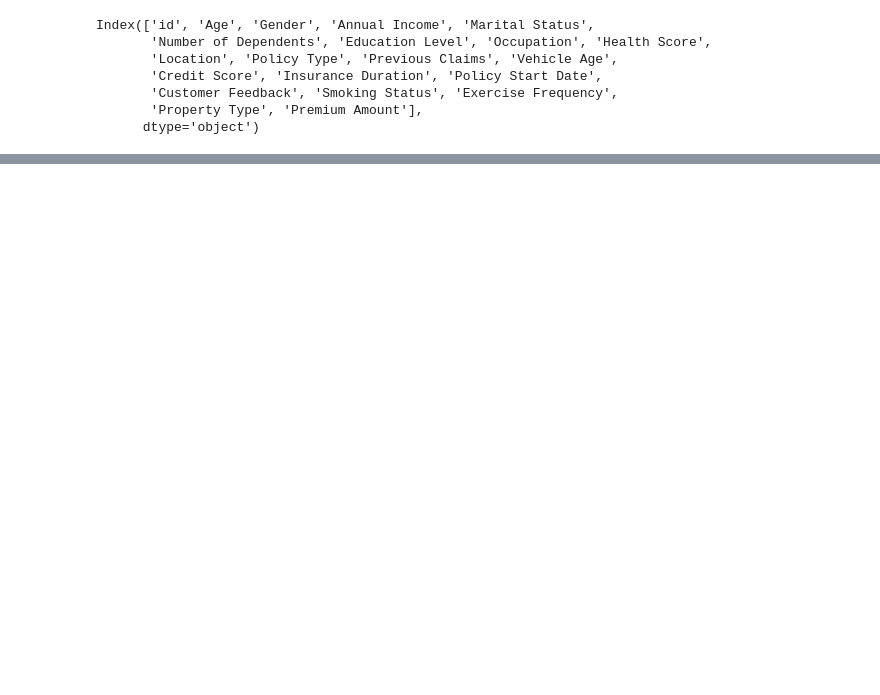
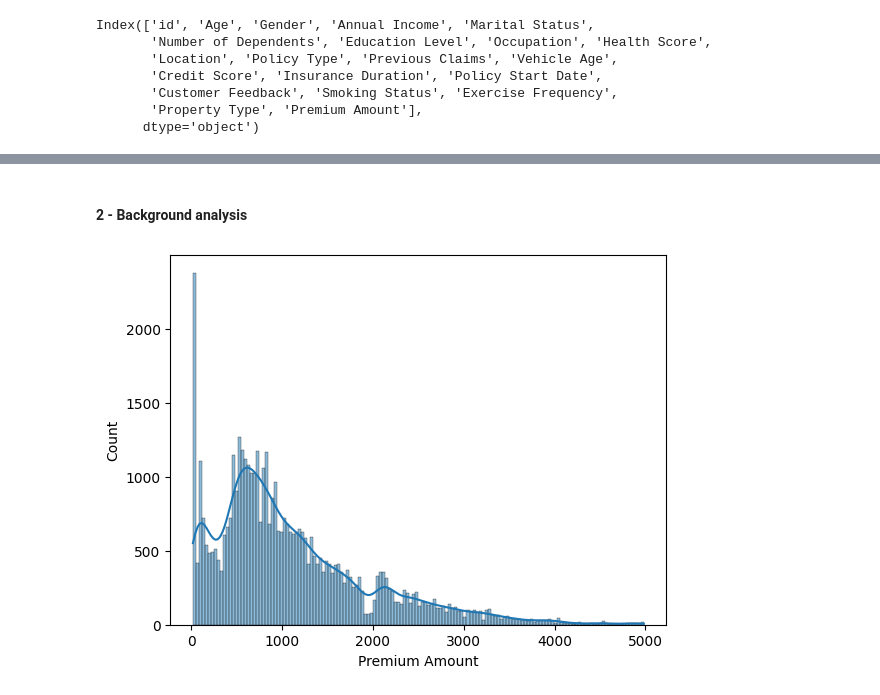
Before and after one commit to Jonathantsihoarana03/insuarance_premium_amount, a Jupyter notebook: insuarance_premium_amount.ipynb, the cells around one changed output, grey strips where cells are left out. Saved outputs shown, nothing was run; the diff lists cells and outputs as text; code cells hidden in the pictures; blank space fills up the shorter version.

Commit message:
Background analysis and Detailed analysis
continued from EDA

```diff
--- a/insuarance_premium_amount.ipynb
+++ b/insuarance_premium_amount.ipynb
@@ -81 +83,10 @@ Previous Claims         30.34%
 dtype: object
+# %% [markdown]
+#### 2 - Background analysis
+# %%
+# Target visualisation
+plt.figure()
+sns.histplot(data=df1,x='Premium Amount',kde=True,bins=150)
+plt.show()
+# %% [output]
+[figure, added]
```
Also changed, not shown: parts of 16 cells of this notebook, 1 other file.
